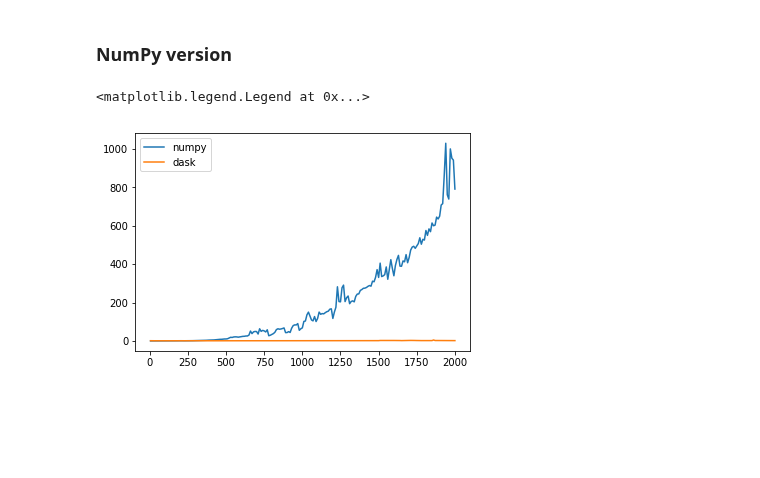
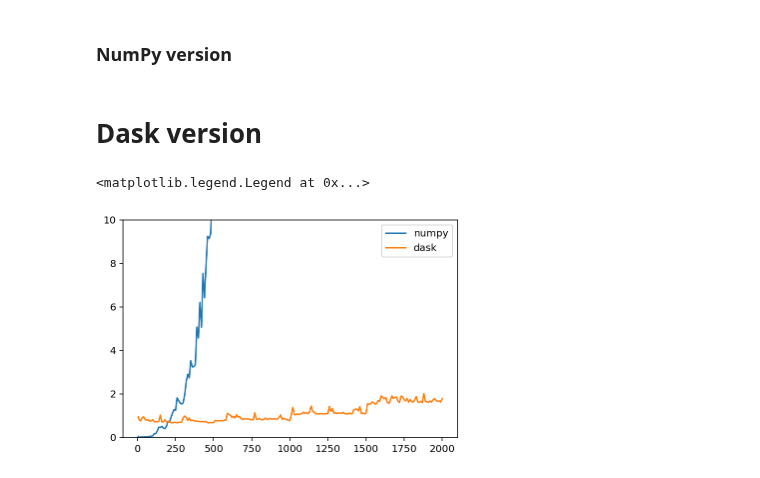
Before and after one commit to pnavaro/math-python, a Jupyter notebook: 19.Dask.ipynb, the cells around one changed output. Cells and saved outputs as stored; diff of their text form; code cells hidden in the pictures; blank space fills up the shorter version.

```diff
--- a/19.Dask.ipynb
+++ b/19.Dask.ipynb
@@ -667,6 +717,8 @@ for array_size in array_sizes:
 
     times_elapsed_np[k] = (time.process_time() - start)/num_loops*1000 # in msec
     k += 1
+# %% [markdown]
+# Dask version
 # %%
 import dask
 import dask.array as da
@@ -695,11 +747,13 @@ for array_size in array_sizes:
     k += 1
 # %%
 %matplotlib inline
+%config InlineBackend.figure_format = 'retina'
 import matplotlib.pyplot as plt
 
 plt.plot(array_sizes, times_elapsed_np, label='numpy')
 plt.plot(array_sizes, times_elapsed_da, label='dask')
+plt.ylim((0,10))
 plt.legend()
 # %% [output]
 <matplotlib.legend.Legend at 0x...>
-[figure, old version]
+[figure, new version]
```
Also changed, not shown: parts of 19 cells of this notebook, 2 other files.
